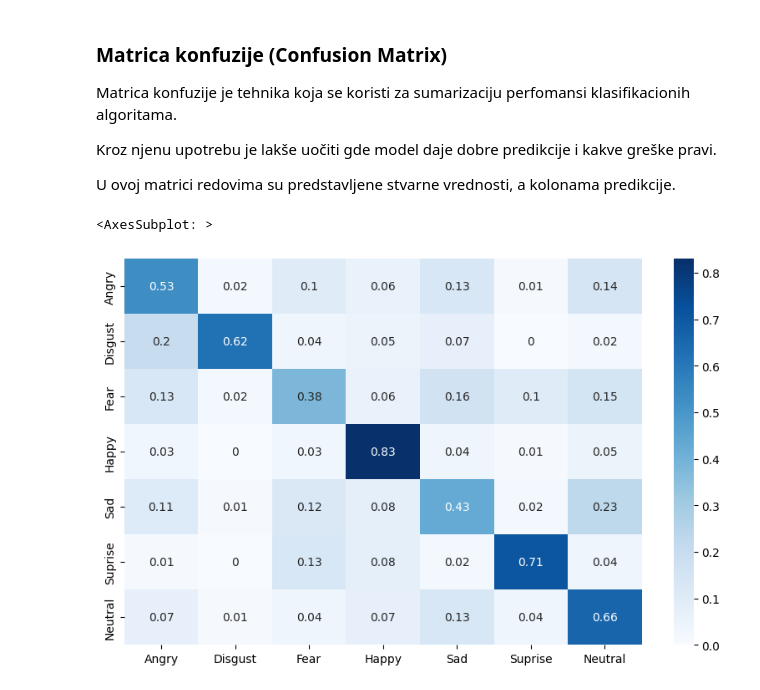
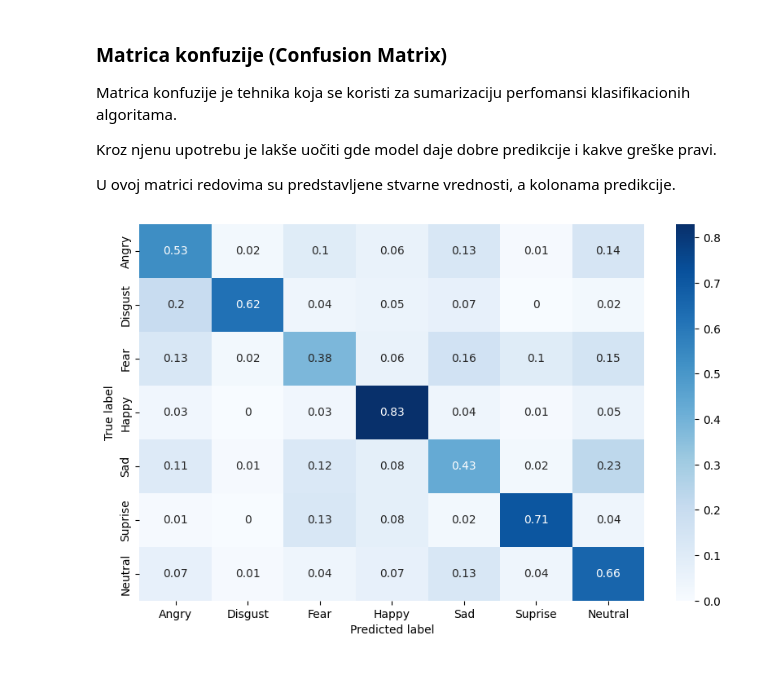
Before and after one commit to bojanzdelar/Facial-expression-recognition, a Jupyter notebook: facial-expression-recognition.ipynb, the cells around one changed output. Drawn from its saved outputs; the diff is of its cells as text; code cells hidden in the pictures.

```diff
--- a/facial-expression-recognition.ipynb
+++ b/facial-expression-recognition.ipynb
@@ -379,20 +397,20 @@ U ovoj matrici redovima su predstavljene stvarne vrednosti, a kolonama predikcij
 # %%
 labels = test_dataset.label_encoder.inverse_transform(test_dataset.labels)
 predictions = []
 with torch.no_grad():
     for inputs, _ in test_dl:
         predictions.extend(torch.argmax(net(inputs), dim=1).data.cpu().numpy())
 
 cf_matrix = confusion_matrix(labels, predictions)
 
 df_cm = pd.DataFrame(
     data = [row / np.sum(row) for row in cf_matrix],
     index = [i for i in classes.values()],
     columns = [i for i in classes.values()]
 ).round(2)
 
 plt.figure(figsize = (10,6))
-sns.heatmap(df_cm, annot=True, cmap="Blues")
+hm = sns.heatmap(df_cm, annot=True, cmap="Blues")
+hm.set(xlabel="Predicted label", ylabel="True label");
 # %% [output]
-<AxesSubplot: >
-[figure, old version]
+[figure, new version]
```
Also changed, not shown: parts of 1 cell of this notebook, 3 other files.
